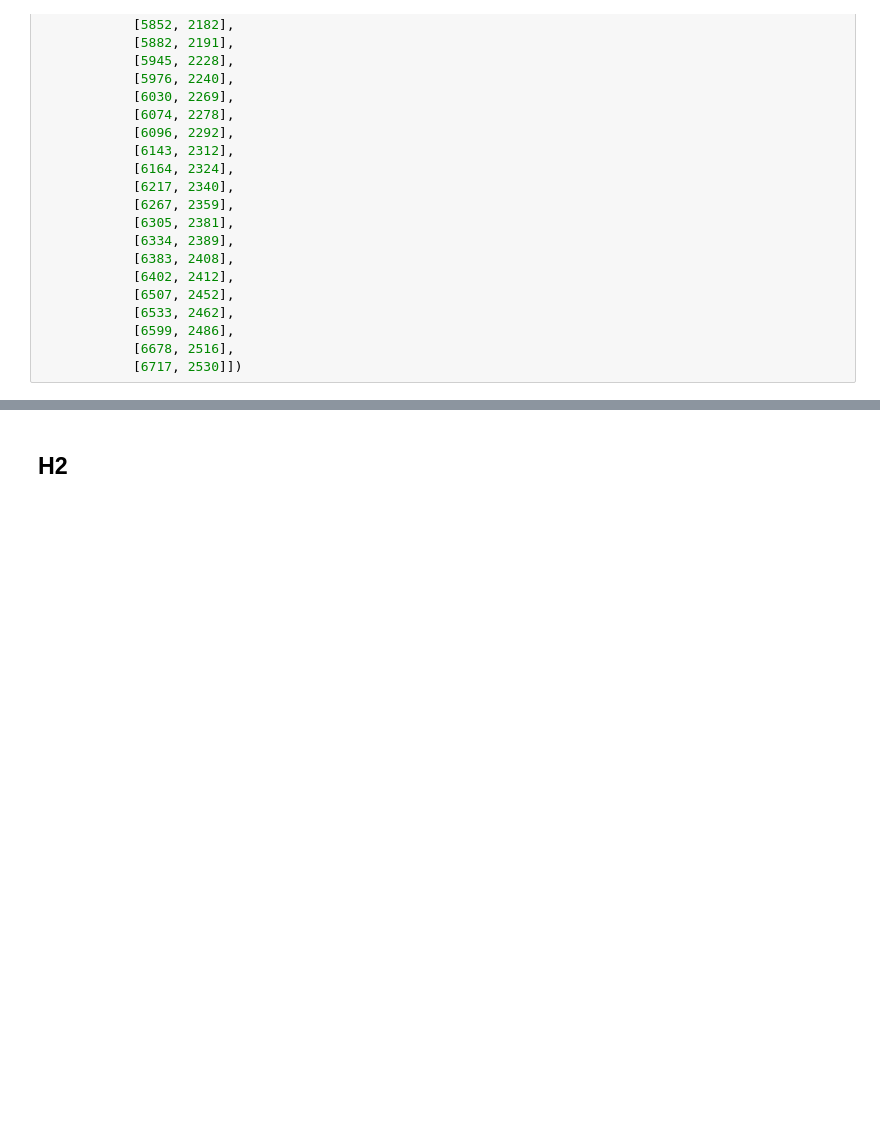
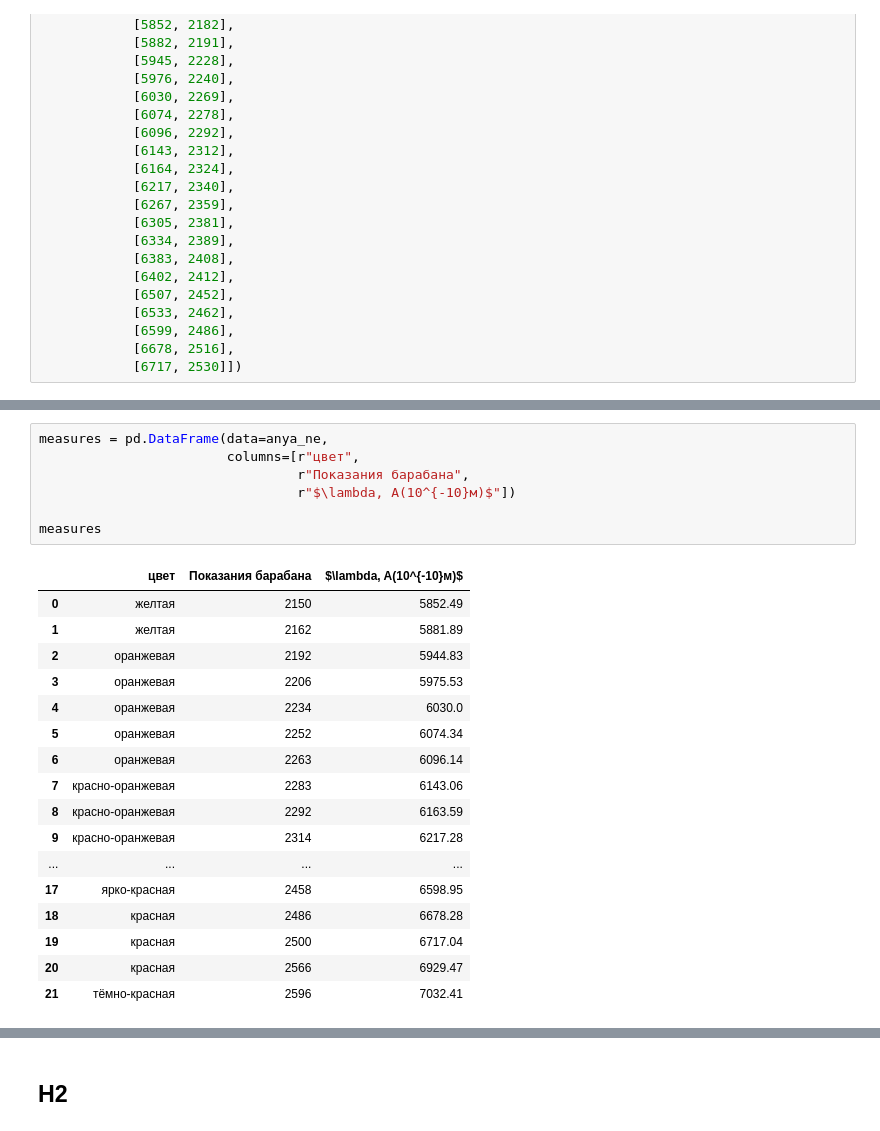
Before and after one commit to rationalex/MIPT_labs, a Jupyter notebook: 6_term/H2_Spectre.ipynb, the cells around one changed output, grey strips where cells are left out. Cells and saved outputs as stored; diff of their text form; blank space fills up the shorter version.

```diff
--- a/6_term/H2_Spectre.ipynb
+++ b/6_term/H2_Spectre.ipynb
@@ -38,0 +80,25 @@ plt.show()
+# %%
+measures = pd.DataFrame(data=anya_ne,
+                        columns=[r"цвет",
+                                 r"Показания барабана",
+                                 r"$\lambda, A(10^{-10}м)$"])
+
+measures
+# %% [output]
+|  | цвет | Показания барабана | $\lambda, A(10^{-10}м)$ |
+| 0 | желтая | 2150 | 5852.49 |
+| 1 | желтая | 2162 | 5881.89 |
+| 2 | оранжевая | 2192 | 5944.83 |
+| 3 | оранжевая | 2206 | 5975.53 |
+| 4 | оранжевая | 2234 | 6030.0 |
+| 5 | оранжевая | 2252 | 6074.34 |
+| 6 | оранжевая | 2263 | 6096.14 |
+| 7 | красно-оранжевая | 2283 | 6143.06 |
+| 8 | красно-оранжевая | 2292 | 6163.59 |
+| 9 | красно-оранжевая | 2314 | 6217.28 |
+| ... | ... | ... | ... |
+| 17 | ярко-красная | 2458 | 6598.95 |
+| 18 | красная | 2486 | 6678.28 |
+| 19 | красная | 2500 | 6717.04 |
+| 20 | красная | 2566 | 6929.47 |
+| 21 | тёмно-красная | 2596 | 7032.41 |
```
Also changed, not shown: parts of 25 cells of this notebook.
